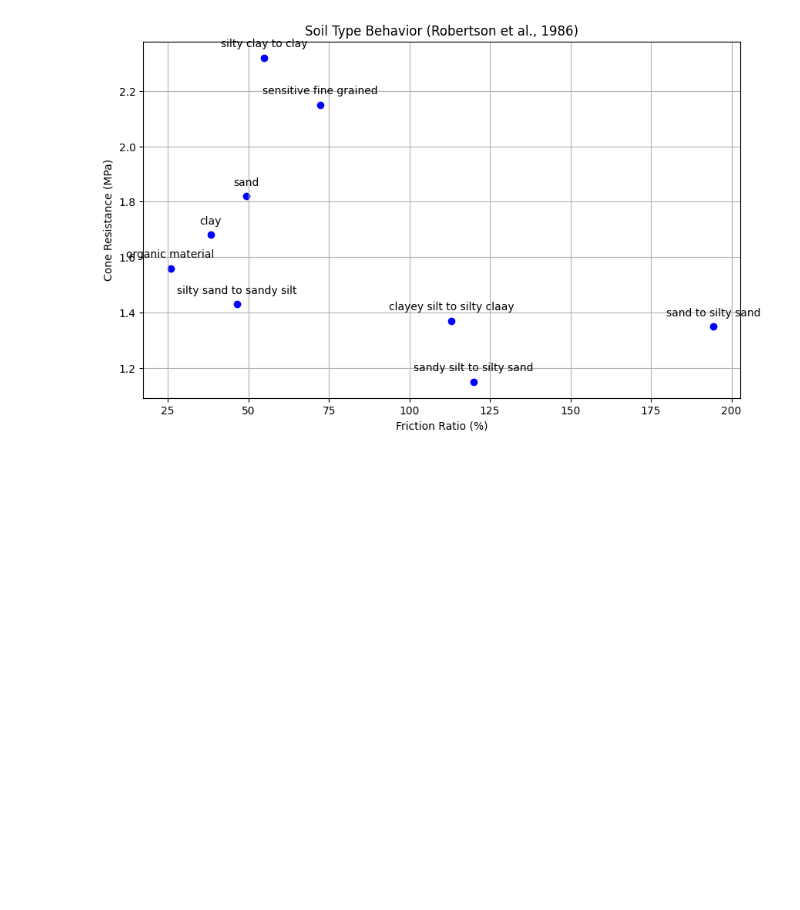
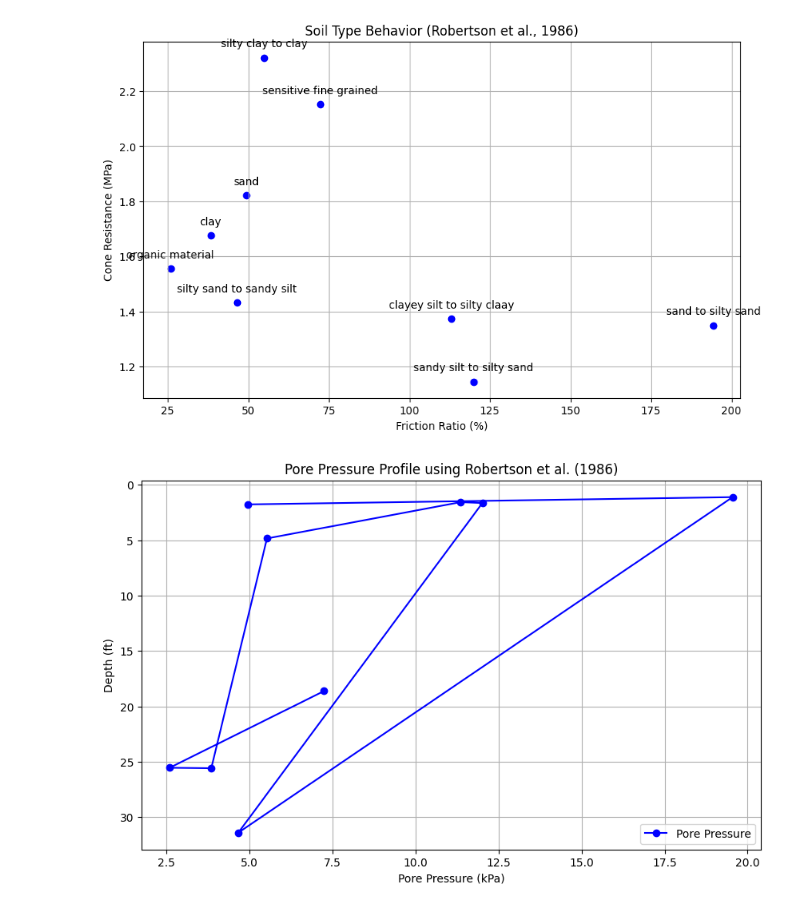
Before and after one commit to iGeology-Illinois/geol-581-module-3-principles-of-uncertainty-chapter-4-seanb7, a Jupyter notebook: Python Lab 4.ipynb, the cells around one changed output. Drawn from its saved outputs; the diff is of its cells as text; code cells hidden in the pictures; blank space fills up the shorter version.

```diff
--- a/Python Lab 4.ipynb
+++ b/Python Lab 4.ipynb
@@ -426,29 +467,31 @@ plt.show()
 # %%
 # Graphing Pore Pressure using Robertson et al 1986
 import matplotlib.pyplot as plt
 import numpy as np
 
 # CPT data (depth in ft, cone resistance qc in MPa, sleeve friction fs in kPa)
-depth = np.array([1, 2, 3, 4, 5, 6, 7, 8, 9])
+depth = np.array([18.61854, 25.54923, 25.59024, 4.83918, 1.55838, 1.64040, 31.41366, 1.10727, 1.76343])
 qc = np.array([72.2228536, 25.816186, 38.237754, 54.862393, 113.009432, 119.858974, 46.442872, 194.406269, 49.351619])
-fs = np.array([50, 60, 70, 80, 90, 100, 110, 120, 130, 140])
+fs = np.array([0.529095, 0.366378, 0.590990, 0.873316, 1.223000, 0.584333, 0.458203, 2.140615, 0.462500])
 
 # Robertson et al. (1986) method to estimate pore pressure
 # Assuming a simple linear relationship for demonstration purposes
 # Pore pressure u = a * qc + b * fs
 a = 0.1  # coefficient for cone resistance
 b = 0.05  # coefficient for sleeve friction
 
 # Calculate pore pressure
 pore_pressure = a * qc + b * fs
 
 # Plotting the results
-plt.figure(figsize=(8, 6))
+plt.figure(figsize=(10, 6))
 plt.plot(pore_pressure, depth, label='Pore Pressure', color='b', marker='o')
 plt.gca().invert_yaxis()  # Invert y-axis to have depth increasing downwards
-plt.xlabel('Depth (ft)')
-plt.ylabel('Pore Pressure (kPa)')
+plt.xlabel('Pore Pressure (kPa)')
+plt.ylabel('Depth (ft)')
 plt.title('Pore Pressure Profile using Robertson et al. (1986)')
 plt.legend()
 plt.grid(True)
 plt.show()
+# %% [output]
+[figure, added]
```
Also changed, not shown: parts of 8 cells of this notebook.
